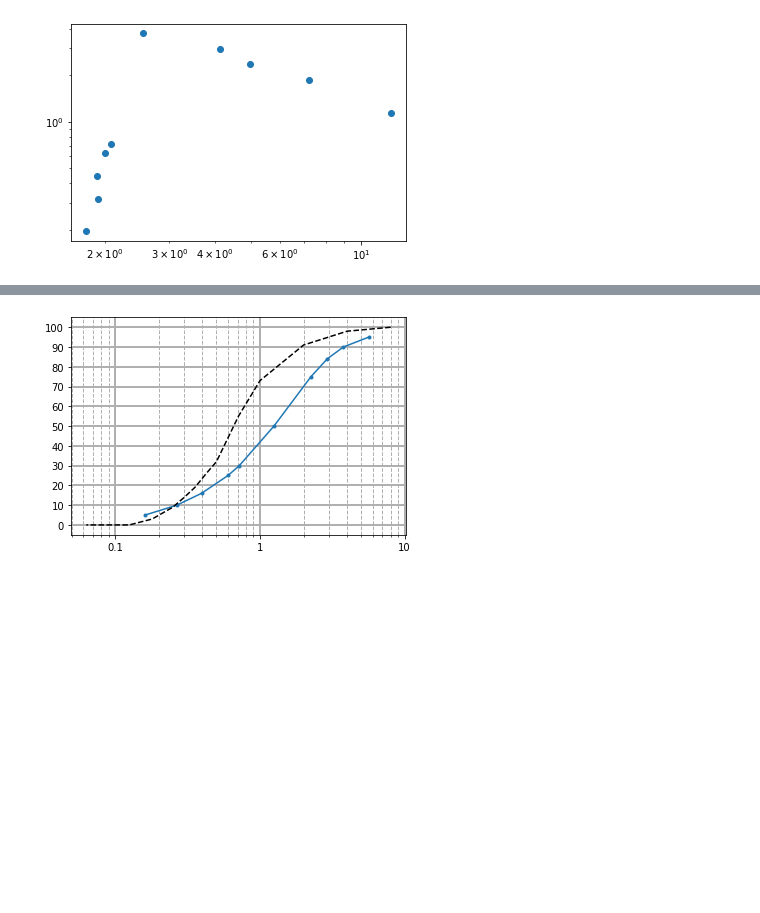
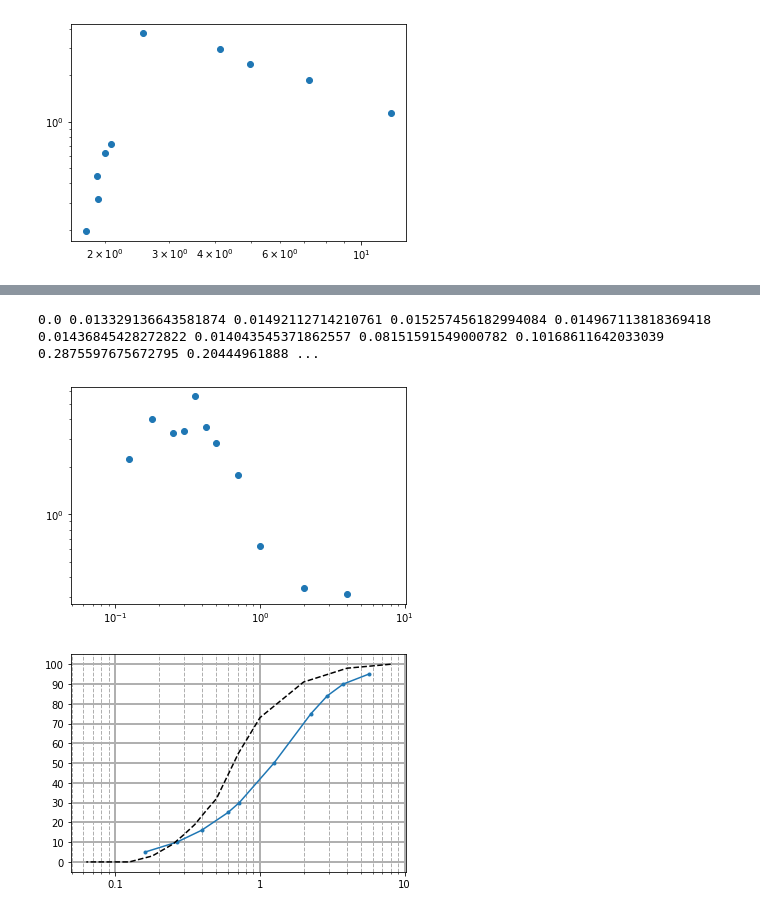
Before and after one commit to CasperFBakker/pyDGS-GUI, a Jupyter notebook: pyDGS Jupyter/dgs_loc1.ipynb, the cells around one changed output, grey strips where cells are left out. Cells and saved outputs as stored; diff of their text form; code cells hidden in the pictures; blank space fills up the shorter version.

```diff
--- a/pyDGS Jupyter/dgs_loc1.ipynb
+++ b/pyDGS Jupyter/dgs_loc1.ipynb
@@ -416,3 +549,37 @@ r_v_3 = (p*scales_3**x) / np.sum(p*scales_3**x) #volume-by-weight proportion
+# %%
+
+S_63 = scipy.integrate.simpson(r_v_3[1:2])
+S_125 = scipy.integrate.simpson(r_v_3[2:4])
+S_180 = scipy.integrate.simpson(r_v_3[4:6])
+S_250 = scipy.integrate.simpson(r_v_3[6:8])
+S_300 = scipy.integrate.simpson(r_v_3[8:10])
+S_355 = scipy.integrate.simpson(r_v_3[10:12])
+S_425 = scipy.integrate.simpson(r_v_3[12:14])
+S_500 = scipy.integrate.simpson(r_v_3[14:21])
+S_710 = scipy.integrate.simpson(r_v_3[21:30])
+S_1000 = scipy.integrate.simpson(r_v_3[30:62])
+S_2000 = scipy.integrate.simpson(r_v_3[62:125])
+S_4000 = scipy.integrate.simpson(r_v_3[125:251])
+S_8000 = scipy.integrate.simpson(r_v_3[251:386])
+
+print(S_63, S_125, S_180, S_250, S_300, S_355, S_425, S_500, S_710, S_1000, S_2000,S_4000, S_8000)
+# %% [output]
+0.0 0.013329136643581874 0.01492112714210761 0.015257456182994084 0.014967113818369418 0.01436845428272822 0.014043545371862557 0.08151591549000782 0.10168611642033039 0.2875597675672795 0.20444961888 ...
+# %%
+sieve_open = np.array([0.063, 0.125, 0.18, 0.25, 0.3, 0.355, 0.425, 0.5, 0.71, 1, 2, 4, 8])
+dgs_percentage = np.array([2.152388708, 2.665827329, 2.984225428, 3.051491237, 2.993422764, 2.873690857, 2.808709074,
+                           9.508018248, 11.43891901, 29.6914816, 20.8377726, 6.48896004, 2.505093103])
+dgs_percentage = np.array([1.076194354, 1.332913664, 1.492112714, 1.525745618, 1.496711382, 1.436845428, 1.404354537,
+                           8.150703051,	10.16892862, 28.75577409, 20.44620904, 6.413687346,	2.485296245])
+sieve_percentage = np.array([0, 3, 6, 5, 5, 8, 5, 23, 18, 18, 7, 2, 0])
+
+
+plt.scatter(sieve_open, (sieve_percentage/dgs_percentage))
+plt.xscale("log")
+plt.yscale("log")
+plt.show()
+# %% [output]
+[figure, added]
 # %%
 r_v_T = r_v_3
 
```
Also changed, not shown: parts of 11 cells of this notebook, 10 other files.
